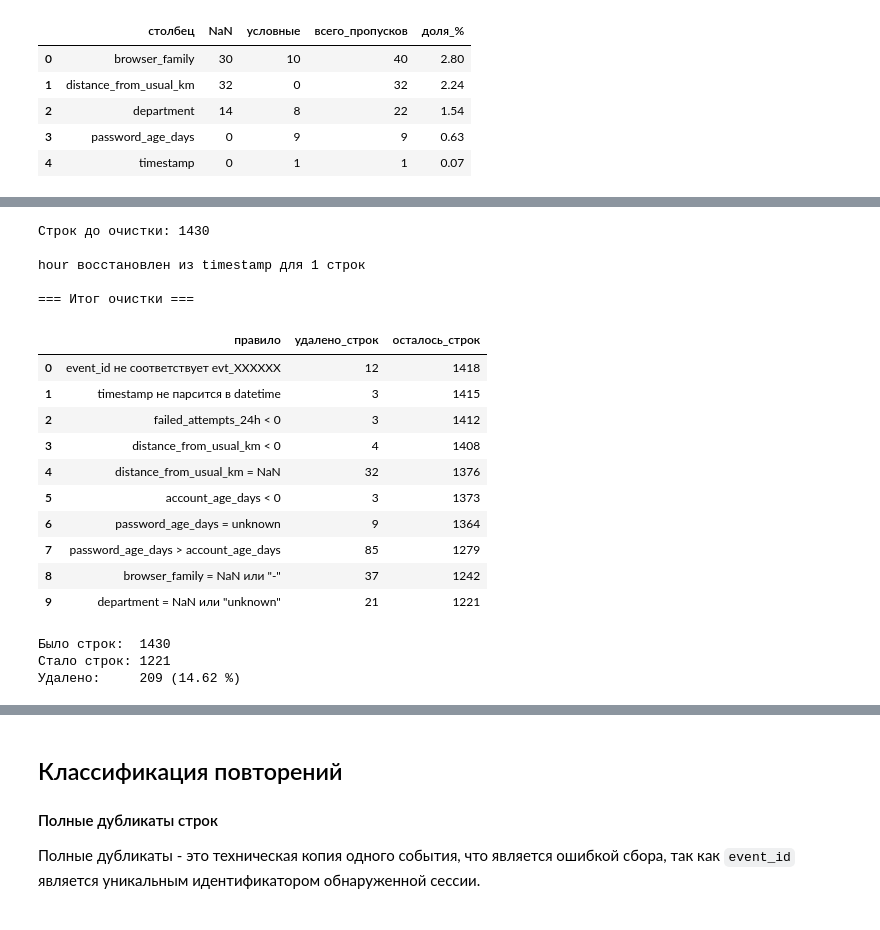
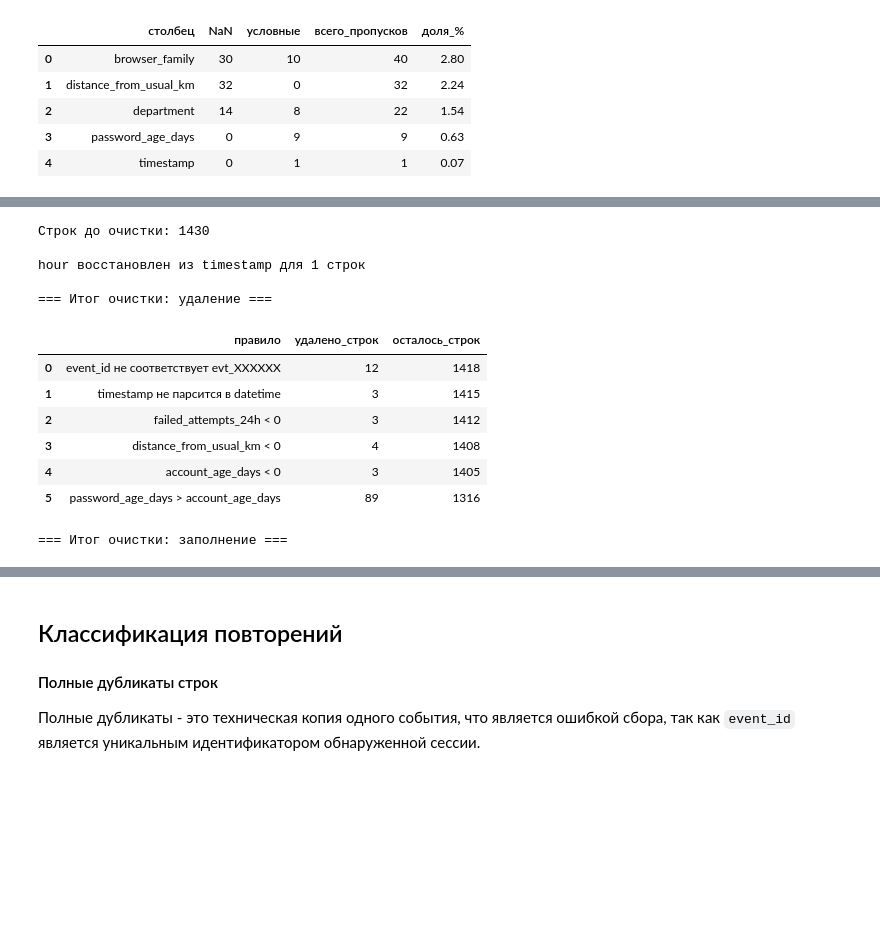
Before and after one commit to golimghostpy/lab01_ab-320_sychuk, a Jupyter notebook: lab01.ipynb, the cells around one changed output, grey strips where cells are left out. Saved outputs shown, nothing was run; the diff lists cells and outputs as text; code cells hidden in the pictures; blank space fills up the shorter version.

```diff
--- a/lab01.ipynb
+++ b/lab01.ipynb
@@ -594,7 +594,7 @@ CONVENTIONAL_NA = {'?', 'unknown', '-', '', 'nan', 'null',
 def count_missing(series):
     n_nan = int(series.isna().sum())
 
-    if series.dtype == object or str(series.dtype) in ('string', 'category'):
+    if series.dtype == object or str(series.dtype) in ('string', 'category', 'str'):
         s_norm = series.astype(str).str.strip().str.lower()
         # исключаем уже посчитанные NaN: astype(str) превращает их в 'nan'
         mask_hidden = s_norm.isin(CONVENTIONAL_NA) & series.notna()
@@ -647,6 +647,7 @@ display(missing_stats)
 # Реализация принятых решений по полученным результатам
 
 cleanup_log = []
+fill_log = []
 dropped_ids = []
 
 def drop_and_log(df, mask, rule):
@@ -658,6 +659,18 @@ def drop_and_log(df, mask, rule):
     cleanup_log.append({
         'правило': rule,
         'удалено_строк': n_dropped,
+        'осталось_строк': len(df),
+    })
+    return df
+
+
+def fill_and_log(df, mask, value, rule, col):
+    """Заполняет строки по маске в столбце col значением value, логирует результат."""
+    n_filled = int(mask.sum())
+    df.loc[mask, col] = value
+    fill_log.append({
+        'правило': rule,
+        'заполнено_строк': n_filled,
         'осталось_строк': len(df),
     })
     return df
@@ -699,12 +712,14 @@ df = drop_and_log(
     rule='distance_from_usual_km < 0',
 )
 
-# distance_from_usual_km = NaN
-vals = pd.to_numeric(df['distance_from_usual_km'], errors='coerce')
-mask = vals.isna()
-df = drop_and_log(
-    df, mask,
-    rule='distance_from_usual_km = NaN',
+# distance_from_usual_km = NaN -> медиана
+df['distance_from_usual_km'] = pd.to_numeric(df['distance_from_usual_km'], errors='coerce')
+median_distance = float(df['distance_from_usual_km'].median())
+mask = df['distance_from_usual_km'].isna()
+df = fill_and_log(
+    df, mask, median_distance,
+    rule='distance_from_usual_km = NaN -> медиана',
+    col='distance_from_usual_km',
 )
 
 # account_age_days < 0
@@ -715,12 +730,14 @@ df = drop_and_log(
     rule='account_age_days < 0',
 )
 
-# password_age_days = NaN (бывший unknown)
+# password_age_days = NaN (бывший unknown) -> медиана
 df['password_age_days'] = pd.to_numeric(df['password_age_days'], errors='coerce')
+median_password = float(df['password_age_days'].median())
 mask = df['password_age_days'].isna()
-df = drop_and_log(
-    df, mask,
-    rule='password_age_days = unknown',
+df = fill_and_log(
+    df, mask, median_password,
+    rule='password_age_days = unknown -> медиана',
+    col='password_age_days',
 )
 
 # password_age_days > account_age_days
@@ -729,51 +746,50 @@ mask = valid & (df['password_age_days'] > df['account_age_days'])
 df = drop_and_log(
     df, mask,
     rule='password_age_days > account_age_days',
 )
 
-# browser_family: NaN или '-'
+# browser_family: NaN или '-' -> Other
 mask = df['browser_family'].isna() | (df['browser_family'].astype(str).str.strip() == '-')
-df = drop_and_log(
-    df, mask,
-    rule='browser_family = NaN или "-"',
+df = fill_and_log(
+    df, mask, 'Other',
+    rule='browser_family = NaN или "-" -> Other',
+    col='browser_family',
 )
 
-# department: NaN или 'unknown'
+# department: NaN или 'unknown' -> Other
 mask = df['department'].isna() | (df['department'].astype(str).str.strip().str.lower() == 'unknown')
-df = drop_and_log(
-    df, mask,
-    rule='department = NaN или "unknown"',
+df = fill_and_log(
+    df, mask, 'Other',
+    rule='department = NaN или "unknown" -> Other',
+    col='department',
 )
 
 df = df.reset_index(drop=True)
 
 cleanup_report = pd.DataFrame(cleanup_log)
+fill_report = pd.DataFrame(fill_log)
 total_dropped = original_rows - len(df)
 
-print(f'\n=== Итог очистки ===')
-
+print('\n=== Итог очистки: удаление ===')
 display(cleanup_report)
 
-print(f'Было строк:  {original_rows}')
+print('\n=== Итог очистки: заполнение ===')
+display(fill_report)
+
+print(f'\nБыло строк:  {original_rows}')
 print(f'Стало строк: {len(df)}')
 print(f'Удалено:     {total_dropped} ({round(total_dropped / original_rows * 100, 2)} %)')
 # %% [output]
 Строк до очистки: 1430
 
 hour восстановлен из timestamp для 1 строк
 
-=== Итог очистки ===
+=== Итог очистки: удаление ===
 |  | правило | удалено_строк | осталось_строк |
 | 0 | event_id не соответствует evt_XXXXXX | 12 | 1418 |
 | 1 | timestamp не парсится в datetime | 3 | 1415 |
 | 2 | failed_attempts_24h < 0 | 3 | 1412 |
 | 3 | distance_from_usual_km < 0 | 4 | 1408 |
-| 4 | distance_from_usual_km = NaN | 32 | 1376 |
-| 5 | account_age_days < 0 | 3 | 1373 |
-| 6 | password_age_days = unknown | 9 | 1364 |
-| 7 | password_age_days > account_age_days | 85 | 1279 |
-| 8 | browser_family = NaN или "-" | 37 | 1242 |
-| 9 | department = NaN или "unknown" | 21 | 1221 |
+| 4 | account_age_days < 0 | 3 | 1405 |
+| 5 | password_age_days > account_age_days | 89 | 1316 |
-Было строк:  1430
-Стало строк: 1221
-Удалено:     209 (14.62 %)
+=== Итог очистки: заполнение ===
```
Also changed, not shown: parts of 17 cells of this notebook, 3 other files.
